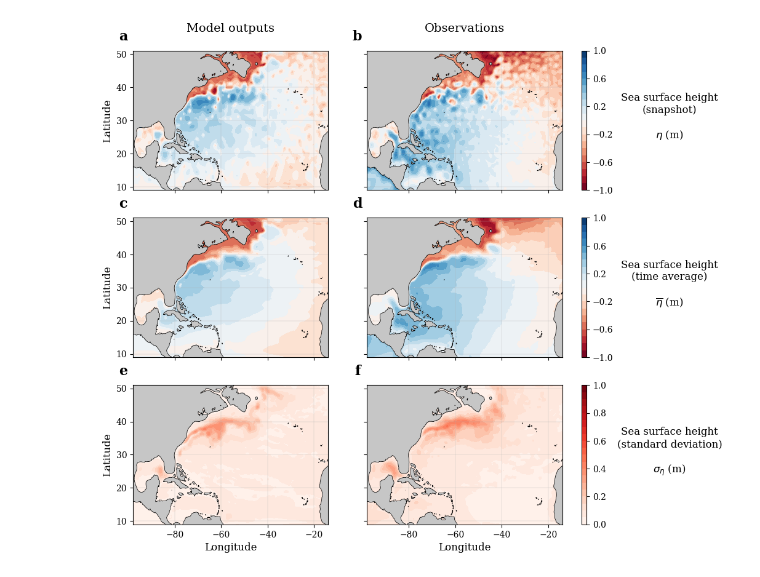
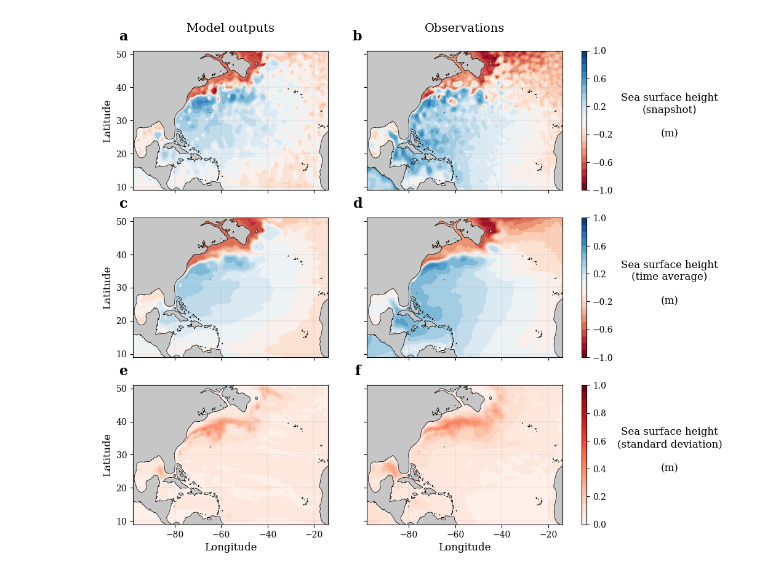
Before and after one commit to LennardMiller/Destabilization_of_the_Gulf_Stream_Extension_Miller_et_al_2026, a Jupyter notebook: Figure_S1/AVISO_validate.ipynb, the cells around one changed output. Drawn from its saved outputs; the diff is of its cells as text; code cells hidden in the pictures.

```diff
--- a/Figure_S1/AVISO_validate.ipynb
+++ b/Figure_S1/AVISO_validate.ipynb
@@ -83,7 +81,7 @@ axes.text(-0.05, 1.1, "b", weight = "bold", horizontalalignment='center', vertic
 
 cbar = plt.colorbar(cplot, cax=cax, orientation='vertical', ticks = levels[::4])
 #cbar.ax.set_yticklabels([r'$-2$',r'$-1$',r'$0$',r'$1$',r'$2$'])  # vertically oriented colorbar
-cax.set_ylabel('Sea surface height\n' + '(snapshot)\n\n'+ r'$\eta$ (m)' , rotation = 0, size = 12)
+cax.set_ylabel('Sea surface height\n' + '(snapshot)\n\n'+ r'(m)' , rotation = 0, size = 12)
 cax.yaxis.set_label_coords(18,0.7)
 
 
@@ -126,7 +124,7 @@ axes.text(-0.05, 1.1, "d", weight = "bold", horizontalalignment='center', vertic
 
 cbar = plt.colorbar(cplot, cax=cax, orientation='vertical', ticks = levels[::4])
 #cbar.ax.set_yticklabels([r'$-2$',r'$-1$',r'$0$',r'$1$',r'$2$'])  # vertically oriented colorbar
-cax.set_ylabel('Sea surface height\n' + '(time average)\n\n'+ r'$\overline{\eta}$ (m)' , rotation = 0, size = 12)
+cax.set_ylabel('Sea surface height\n' + '(time average)\n\n'+ r'(m)' , rotation = 0, size = 12)
 cax.yaxis.set_label_coords(18,0.7)
 
 
@@ -148,32 +146,32 @@ axes.set_xlabel("Longitude", size = 12)
 axes.grid(zorder = 1, linewidth = 0.2)
 
 # add label
 axes.text(-0.05, 1.1, "e", weight = "bold", horizontalalignment='center', verticalalignment='center', transform=axes.transAxes, size = 16)
 
 axes = fig.add_subplot(grid[2,1])
 axes.pcolormesh(lon_obs, lat_obs, adt_std, vmin = 0, vmax = v, cmap = cmap)
 cplot = axes.contourf(lon_obs, lat_obs, adt_std, vmin = 0, vmax = v, cmap = cmap, levels = levels)
 axes.pcolormesh(lon_mod, lat_mod, mx, cmap = "Grays", vmin = -1, vmax = 2, zorder = 2)
 axes.contour(lon_mod, lat_mod, topo, levels = [0], colors = "k", linewidths = 0.5)
 axes.set_yticklabels([])
 axes.set_xlabel("Longitude", size = 12)
 axes.set_xlim([lon_mod[0], lon_mod[-1]])
 axes.set_ylim([lat_mod[0], lat_mod[-1]])
 
 divider = make_axes_locatable(axes)
 cax = axes.inset_axes((1.1, 0,0.025, 1))
 
 # add grid
 axes.grid(zorder = 1, linewidth = 0.2)
 
 # add label
 axes.text(-0.05, 1.1, "f", weight = "bold", horizontalalignment='center', verticalalignment='center', transform=axes.transAxes, size = 16)
 
 cbar = plt.colorbar(cplot, cax=cax, orientation='vertical', ticks = levels[::4])
 #cbar.ax.set_yticklabels([r'$-2$',r'$-1$',r'$0$',r'$1$',r'$2$'])  # vertically oriented colorbar
-cax.set_ylabel('Sea surface height\n' + '(standard deviation)\n\n'+ r'$\sigma_\eta$ (m)' , rotation = 0, size = 12)
+cax.set_ylabel('Sea surface height\n' + '(standard deviation)\n\n'+ r'(m)' , rotation = 0, size = 12)
 cax.yaxis.set_label_coords(18,0.7)
 
 plt.savefig('validation_AVISO.png', dpi = 400, bbox_inches='tight', format = 'png')
 # %% [output]
-[figure, old version]
+[figure, new version]
```
Also changed, not shown: parts of 2 cells of this notebook, 48 other files.
